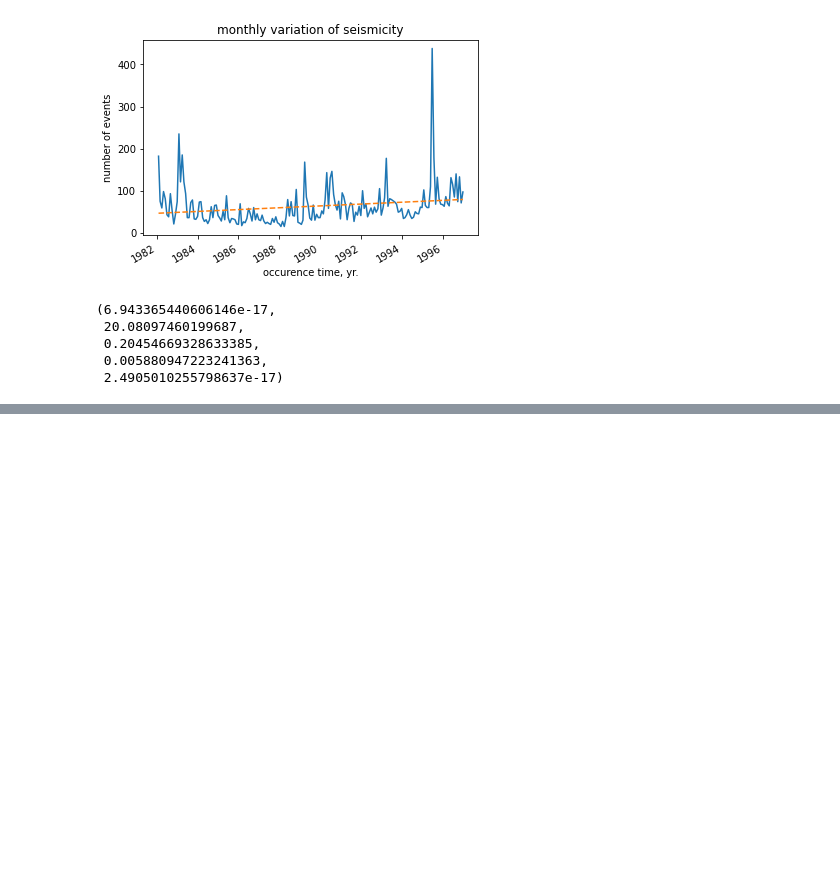
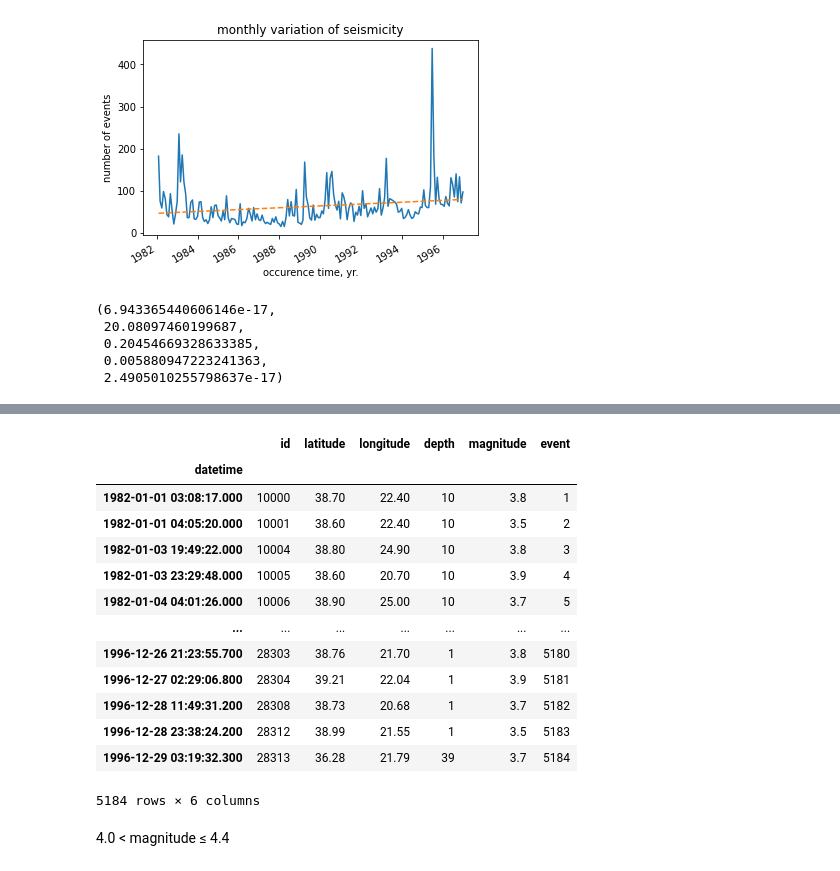
Before and after one commit to float3rs/dL, a Jupyter notebook: final/project1.ipynb, the cells around one changed output, grey strips where cells are left out. Drawn from its saved outputs; the diff is of its cells as text; code cells hidden in the pictures; blank space fills up the shorter version.

```diff
--- a/final/project1.ipynb
+++ b/final/project1.ipynb
@@ -415,0 +493,25 @@ ax3.plot(xf_fig3_copy, yf_fig3, linestyle='--')
+# %%
+filtr = (df_papr['magnitude'] >= 3.5) & (df_papr['magnitude'] <= 3.9)
+df_papr_fig5b = df_papr[filtr].copy()
+# %%
+df_papr_fig5b['event'] = 1
+df_papr_fig5b['event'] = df_papr_fig5b['event'].cumsum()
+# %%
+df_papr_fig5b
+# %% [output]
+|  | id | latitude | longitude | depth | magnitude | event |
+| datetime |  |  |  |  |  |  |
+| 1982-01-01 03:08:17.000 | 10000 | 38.70 | 22.40 | 10 | 3.8 | 1 |
+| 1982-01-01 04:05:20.000 | 10001 | 38.60 | 22.40 | 10 | 3.5 | 2 |
+| 1982-01-03 19:49:22.000 | 10004 | 38.80 | 24.90 | 10 | 3.8 | 3 |
+| 1982-01-03 23:29:48.000 | 10005 | 38.60 | 20.70 | 10 | 3.9 | 4 |
+| 1982-01-04 04:01:26.000 | 10006 | 38.90 | 25.00 | 10 | 3.7 | 5 |
+| ... | ... | ... | ... | ... | ... | ... |
+| 1996-12-26 21:23:55.700 | 28303 | 38.76 | 21.70 | 1 | 3.8 | 5180 |
+| 1996-12-27 02:29:06.800 | 28304 | 39.21 | 22.04 | 1 | 3.9 | 5181 |
+| 1996-12-28 11:49:31.200 | 28308 | 38.73 | 20.68 | 1 | 3.7 | 5182 |
+| 1996-12-28 23:38:24.200 | 28312 | 38.99 | 21.55 | 1 | 3.5 | 5183 |
+| 1996-12-29 03:19:32.300 | 28313 | 36.28 | 21.79 | 39 | 3.7 | 5184 |
+5184 rows × 6 columns
+# %% [markdown]
+4.0 < magnitude ≤ 4.4
```
Also changed, not shown: parts of 25 cells of this notebook.
